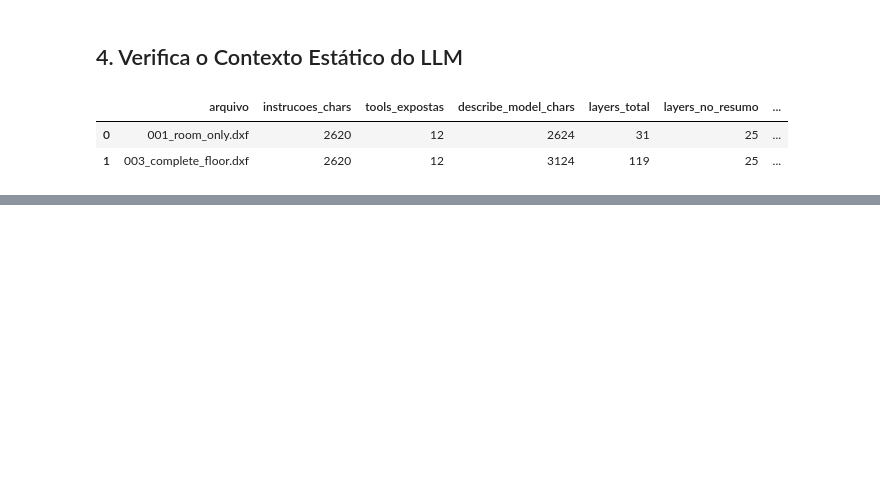
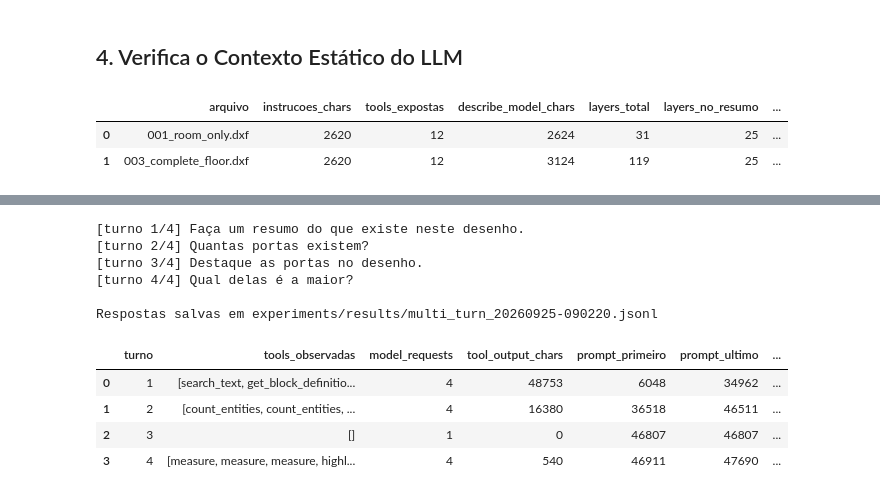
Before and after one commit to arqgen/ict.h3.dxf-view, a Jupyter notebook: experiments/dxf_context_analysis.ipynb, the cells around one changed output, grey strips where cells are left out. Cells and saved outputs as stored; diff of their text form; code cells hidden in the pictures; blank space fills up the shorter version.

```diff
--- a/experiments/dxf_context_analysis.ipynb
+++ b/experiments/dxf_context_analysis.ipynb
@@ -237,7 +239,8 @@ Os cinco maiores pais mostram o extremo; a tabela de concentração mostra a for
 # %%
 concentration_rows = []
 for name, expansion in EXPANSION.items():
-    ordered = expansion["expanded_count"].sort_values(ascending=False).reset_index(drop=True)
+    counts = expansion["expanded_count"]
+    ordered = counts.sort_values(ascending=False).reset_index(drop=True)
     total = int(ordered.sum())
     row = {"arquivo": name, "entidades_raiz": len(ordered), "componentes": total}
     for n in (1, 10, 100, 500):
@@ -720,3 +690,67 @@ ERROR    1 validation error for highlight_entities
+# %%
+RUN_MULTI_TURN = True
+
+MULTI_TURN_MODEL = TOOL_IMPACT_MODELS[1]
+MULTI_TURN_FILE = "003_complete_floor.dxf"
+MULTI_TURN_QUESTIONS = [
+    "Faça um resumo do que existe neste desenho.",
+    "Quantas portas existem?",
+    "Destaque as portas no desenho.",
+    "Qual delas é a maior?",
+]
+
+MULTI_TURN_RESULTS = []
+
+if not RUN_MULTI_TURN:
+    print("Experimento desativado. Defina RUN_MULTI_TURN = True para executar.")
+else:
+    require_ai_gateway()
+
+    cad_model = MODELS[MULTI_TURN_FILE]
+    # Um agente e um chat_id para todos os turnos: e isso que mantem o historico.
+    agent = await build_agent(cad_model, MULTI_TURN_MODEL)
+    chat_id = f"eda-multi-{Path(MULTI_TURN_FILE).stem}-{MULTI_TURN_MODEL['rotulo']}"
+
+    for turno, pergunta in enumerate(MULTI_TURN_QUESTIONS, start=1):
+        print(f"[turno {turno}/{len(MULTI_TURN_QUESTIONS)}] {pergunta}")
+        turn = await run_turn(agent, pergunta, chat_id, MULTI_TURN_FILE, cad_model)
+        MULTI_TURN_RESULTS.append({
+            "turno": turno,
+            "modelo": MULTI_TURN_MODEL["rotulo"],
+            "arquivo": MULTI_TURN_FILE,
+            "pergunta": pergunta,
+            **turn,
+        })
+
+if MULTI_TURN_RESULTS:
+    saved = save_results(MULTI_TURN_RESULTS, "multi_turn")
+    print("\nRespostas salvas em", saved.relative_to(REPO_ROOT))
+
+    display(
+        pd.DataFrame(MULTI_TURN_RESULTS)[[
+            "turno",
+            "tools_observadas",
+            "model_requests",
+            "tool_output_chars",
+            "prompt_primeiro",
+            "prompt_ultimo",
+            "delta_prompt",
+            "input_tokens",
+            "erro",
+        ]]
+    )
+# %% [output]
+[turno 1/4] Faça um resumo do que existe neste desenho.
+[turno 2/4] Quantas portas existem?
+[turno 3/4] Destaque as portas no desenho.
+[turno 4/4] Qual delas é a maior?
+
+Respostas salvas em experiments/results/multi_turn_20260925-090220.jsonl
+|  | turno | tools_observadas | model_requests | tool_output_chars | prompt_primeiro | prompt_ultimo | ... |
+| 0 | 1 | [search_text, get_block_definitio... | 4 | 48753 | 6048 | 34962 | ... |
+| 1 | 2 | [count_entities, count_entities, ... | 4 | 16380 | 36518 | 46511 | ... |
+| 2 | 3 | [] | 1 | 0 | 46807 | 46807 | ... |
+| 3 | 4 | [measure, measure, measure, highl... | 4 | 540 | 46911 | 47690 | ... |
 # %% [markdown]
 ## 6. Análise
 
```
Also changed, not shown: parts of 11 cells of this notebook, 3 other files.
